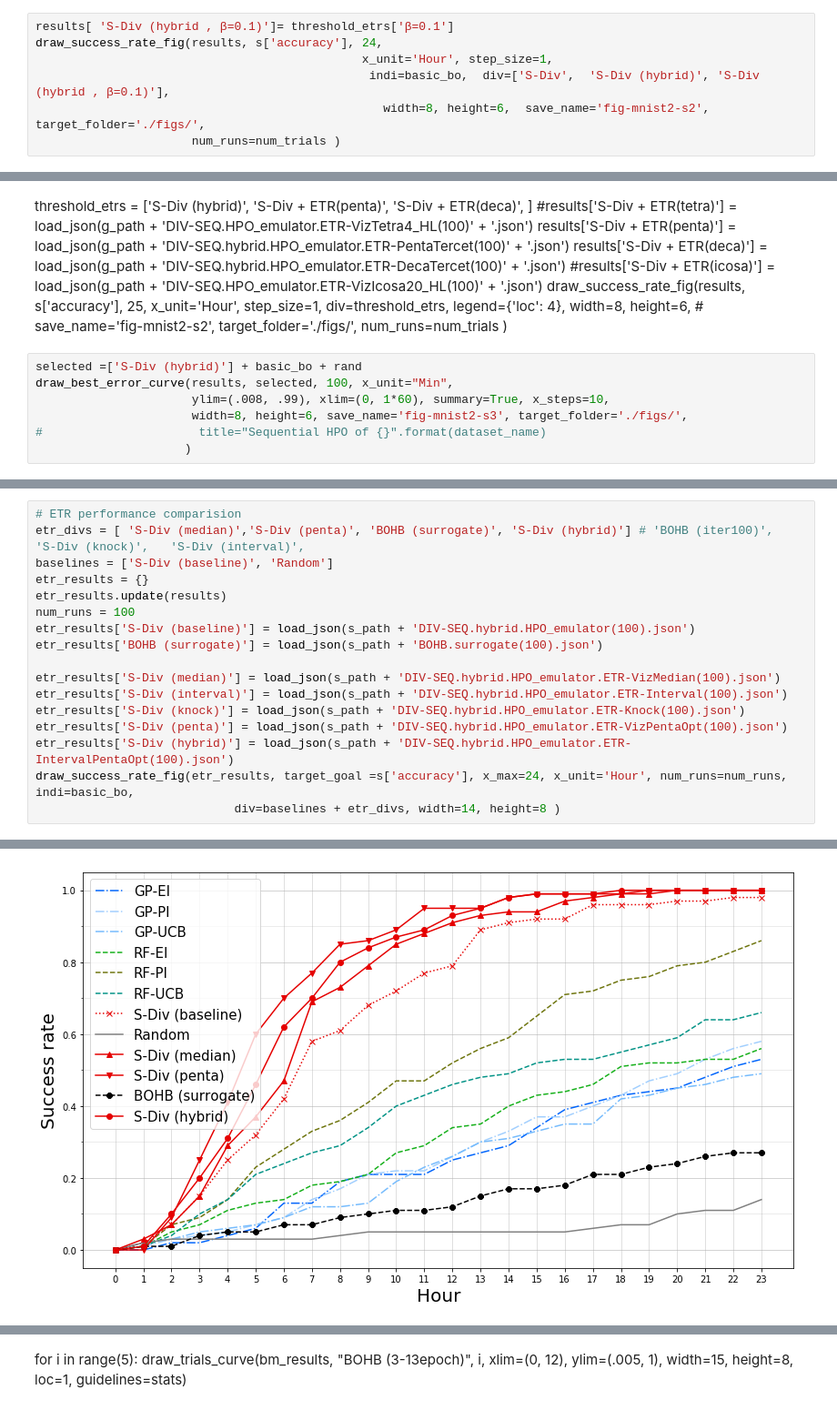
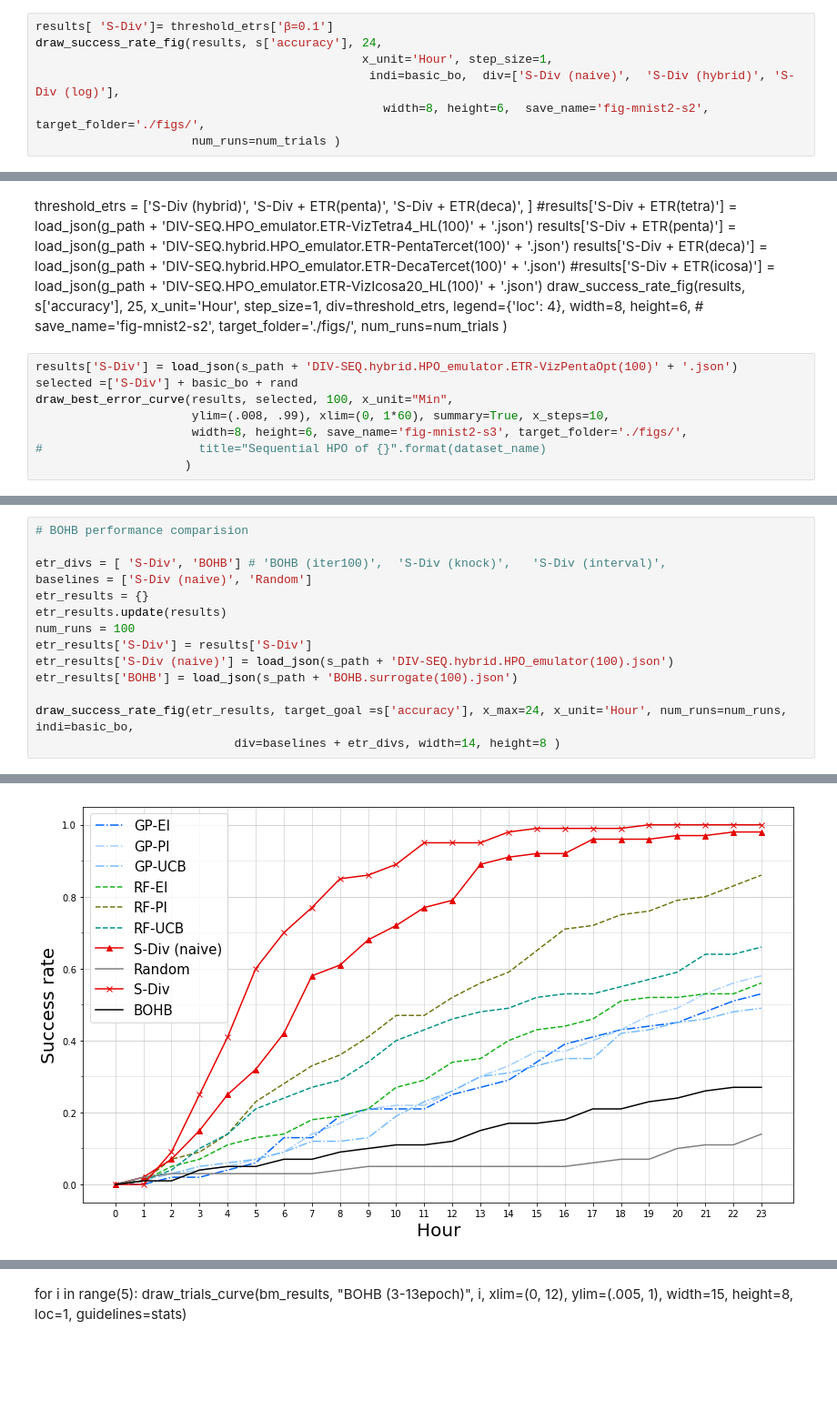
Before and after one commit to yongjinkim49/ecml, a Jupyter notebook: results/[ICML19] MINST-LeNet5(2) performance evaluation.ipynb, the cells around one changed output, grey strips where cells are left out. Shown at 91% size. Saved outputs shown, nothing was run; the diff lists cells and outputs as text; blank space fills up the shorter version.

```diff
--- a/results/[ICML19] MINST-LeNet5(2) performance evaluation.ipynb
+++ b/results/[ICML19] MINST-LeNet5(2) performance evaluation.ipynb
@@ -153,10 +153,10 @@ draw_success_rate_fig(results, s['accuracy'], 25,
 # %% [output]
 [figure]
 # %%
-results[ 'S-Div (hybrid , β=0.1)']= threshold_etrs['β=0.1']
+results[ 'S-Div']= threshold_etrs['β=0.1']
 draw_success_rate_fig(results, s['accuracy'], 24,
                                               x_unit='Hour', step_size=1,
-                                               indi=basic_bo,  div=['S-Div',  'S-Div (hybrid)', 'S-Div (hybrid , β=0.1)'],
+                                               indi=basic_bo,  div=['S-Div (naive)',  'S-Div (hybrid)', 'S-Div (log)'],
                                                  width=8, height=6,  save_name='fig-mnist2-s2', target_folder='./figs/',
                       num_runs=num_trials )
 # %% [output]
@@ -173,7 +173,8 @@ draw_success_rate_fig(results, s['accuracy'], 25,
                                                 width=8, height=6, # save_name='fig-mnist2-s2', target_folder='./figs/',
                       num_runs=num_trials )
 # %%
-selected =['S-Div (hybrid)'] + basic_bo + rand
+results['S-Div'] = load_json(s_path + 'DIV-SEQ.hybrid.HPO_emulator.ETR-VizPentaOpt(100)' + '.json')
+selected =['S-Div'] + basic_bo + rand
 draw_best_error_curve(results, selected, 100, x_unit="Min",
                       ylim=(.008, .99), xlim=(0, 1*60), summary=True, x_steps=10,
                       width=8, height=6, save_name='fig-mnist2-s3', target_folder='./figs/',
@@ -198,23 +199,20 @@ draw_best_error_curve(results, selected, 100, x_unit="Hour",
 # %%
-# ETR performance comparision
-etr_divs = [ 'S-Div (median)','S-Div (penta)', 'BOHB (surrogate)', 'S-Div (hybrid)'] # 'BOHB (iter100)',  'S-Div (knock)',   'S-Div (interval)',
-baselines = ['S-Div (baseline)', 'Random']
+# BOHB performance comparision
+
+etr_divs = [ 'S-Div', 'BOHB'] # 'BOHB (iter100)',  'S-Div (knock)',   'S-Div (interval)',
+baselines = ['S-Div (naive)', 'Random']
 etr_results = {}
 etr_results.update(results)
 num_runs = 100
-etr_results['S-Div (baseline)'] = load_json(s_path + 'DIV-SEQ.hybrid.HPO_emulator(100).json')
-etr_results['BOHB (surrogate)'] = load_json(s_path + 'BOHB.surrogate(100).json')
+etr_results['S-Div'] = results['S-Div']
+etr_results['S-Div (naive)'] = load_json(s_path + 'DIV-SEQ.hybrid.HPO_emulator(100).json')
+etr_results['BOHB'] = load_json(s_path + 'BOHB.surrogate(100).json')
 
-etr_results['S-Div (median)'] = load_json(s_path + 'DIV-SEQ.hybrid.HPO_emulator.ETR-VizMedian(100).json')
-etr_results['S-Div (interval)'] = load_json(s_path + 'DIV-SEQ.hybrid.HPO_emulator.ETR-Interval(100).json')
-etr_results['S-Div (knock)'] = load_json(s_path + 'DIV-SEQ.hybrid.HPO_emulator.ETR-Knock(100).json')
-etr_results['S-Div (penta)'] = load_json(s_path + 'DIV-SEQ.hybrid.HPO_emulator.ETR-VizPentaOpt(100).json')
-etr_results['S-Div (hybrid)'] = load_json(s_path + 'DIV-SEQ.hybrid.HPO_emulator.ETR-IntervalPentaOpt(100).json')
 draw_success_rate_fig(etr_results, target_goal =s['accuracy'], x_max=24, x_unit='Hour', num_runs=num_runs,  indi=basic_bo,
                             div=baselines + etr_divs, width=14, height=8 )
 # %% [output]
 <module 'matplotlib.pyplot' from '/home/webofthink/anaconda3/lib/python3.6/site-packages/matplotlib/pyplot.py'>
-[figure, old version]
+[figure, new version]
 # %%
 print("Target goal: {}%".format(s['difficulty']))
 etr_results['BOHB (100iter)'] = load_json(s_path + 'BOHB.iter100(15).json')
```
Also changed, not shown: parts of 22 cells of this notebook, 2 other files.
